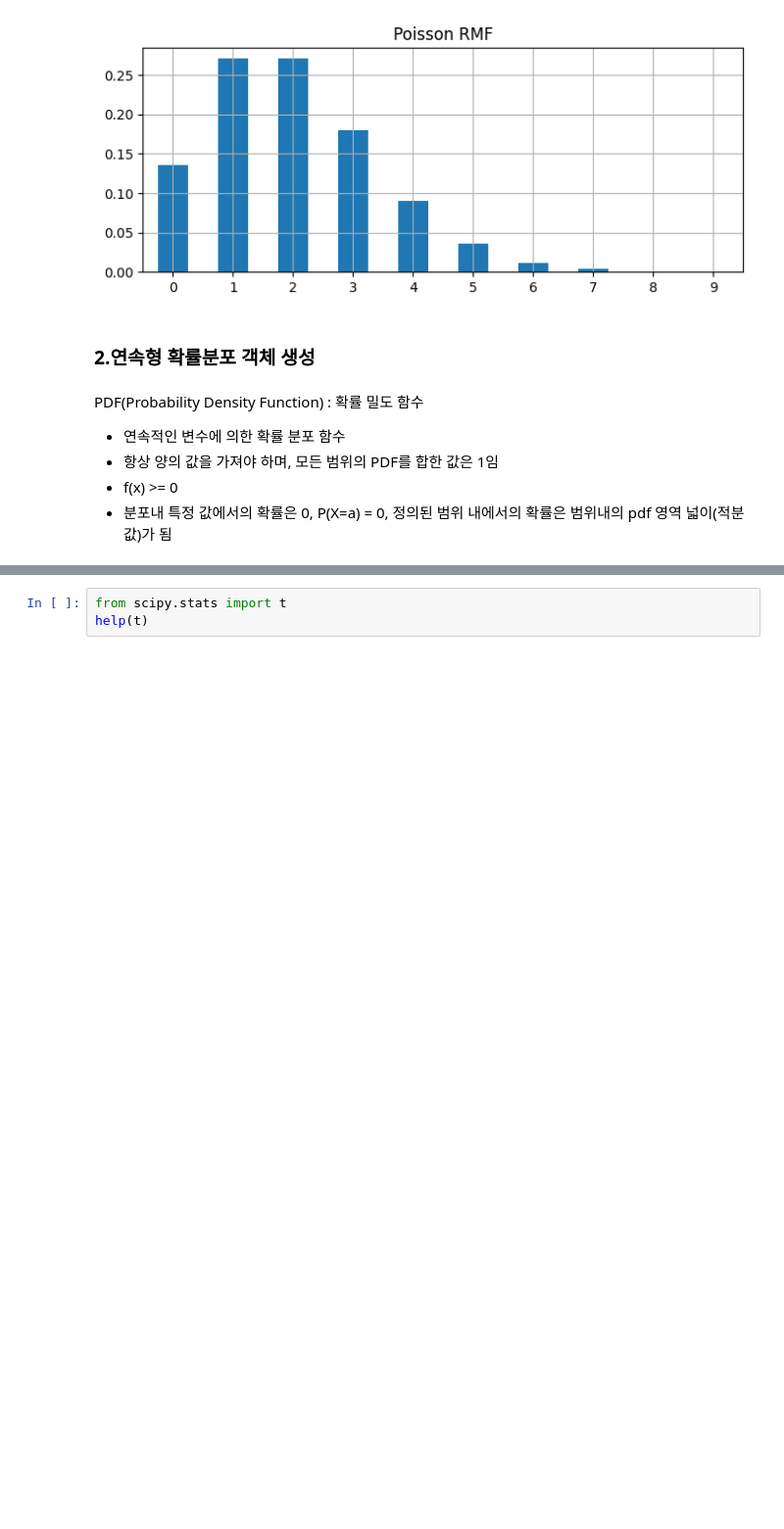
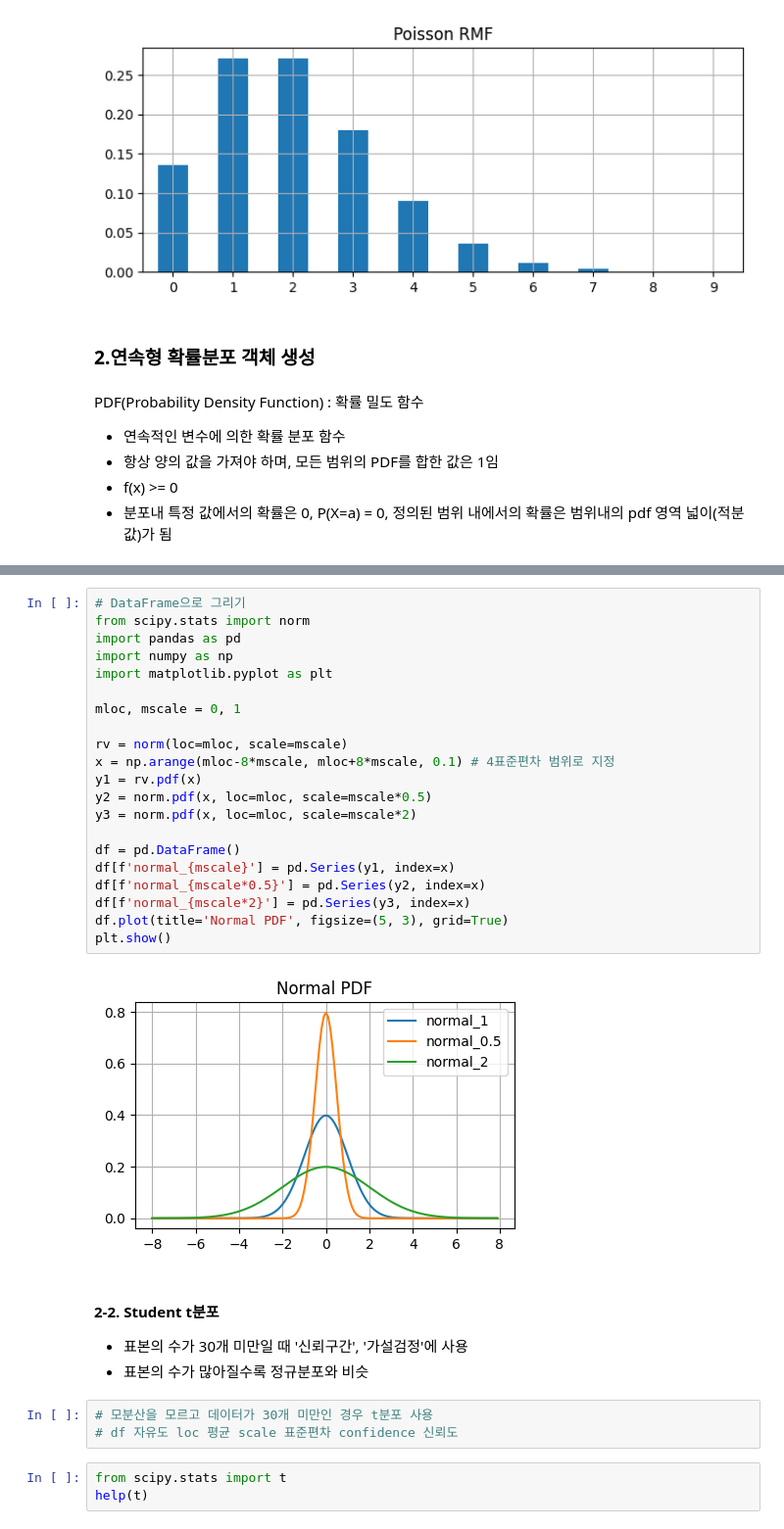
Before and after one commit to localtic/bigdata, a Jupyter notebook: Bigdata_S5_Scipy라이브러리_LAB.ipynb, the cells around one changed output, grey strips where cells are left out. Shown at 98% size. Drawn from its saved outputs; the diff is of its cells as text; blank space fills up the shorter version.

```diff
--- a/Bigdata_S5_Scipy라이브러리_LAB.ipynb
+++ b/Bigdata_S5_Scipy라이브러리_LAB.ipynb
@@ -138,3 +175,33 @@ PDF(Probability Density Function) : 확률 밀도 함수
+# %%
+# DataFrame으로 그리기
+from scipy.stats import norm
+import pandas as pd
+import numpy as np
+import matplotlib.pyplot as plt
+
+mloc, mscale = 0, 1
+
+rv = norm(loc=mloc, scale=mscale)
+x = np.arange(mloc-8*mscale, mloc+8*mscale, 0.1) # 4표준편차 범위로 지정
+y1 = rv.pdf(x)
+y2 = norm.pdf(x, loc=mloc, scale=mscale*0.5)
+y3 = norm.pdf(x, loc=mloc, scale=mscale*2)
+
+df = pd.DataFrame()
+df[f'normal_{mscale}'] = pd.Series(y1, index=x)
+df[f'normal_{mscale*0.5}'] = pd.Series(y2, index=x)
+df[f'normal_{mscale*2}'] = pd.Series(y3, index=x)
+df.plot(title='Normal PDF', figsize=(5, 3), grid=True)
+plt.show()
+# %% [output]
+[figure, added]
+# %% [markdown]
+#### 2-2. Student t분포
+- 표본의 수가 30개 미만일 때 '신뢰구간', '가설검정'에 사용
+- 표본의 수가 많아질수록 정규분포와 비슷
+# %%
+# 모분산을 모르고 데이터가 30개 미만인 경우 t분포 사용
+# df 자유도 loc 평균 scale 표준편차 confidence 신뢰도
 # %%
 from scipy.stats import t
 help(t)
```
Also changed, not shown: parts of 54 cells of this notebook.
